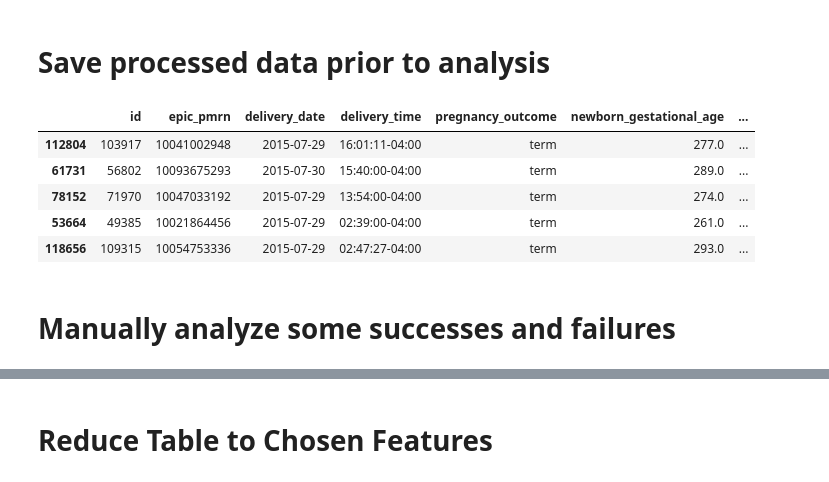
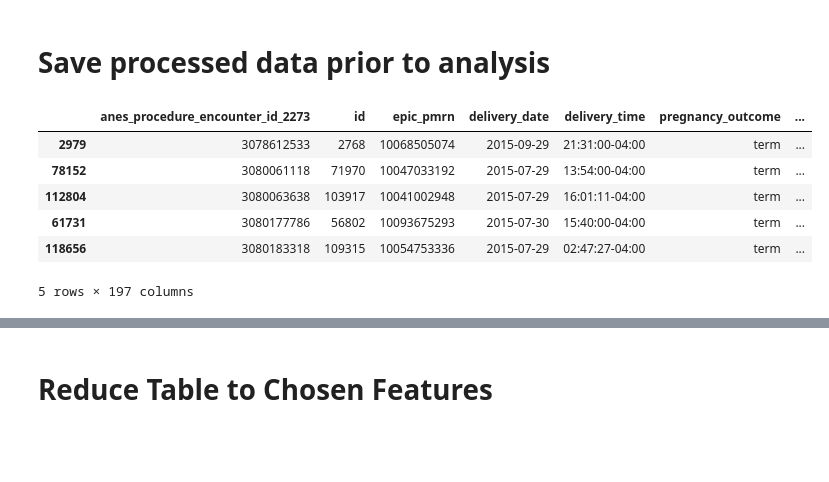
Before and after one commit to dfberenson/Epidural-Analysis, a Jupyter notebook: Merlin Epidural Data Processing.ipynb, the cells around one changed output, grey strips where cells are left out. Drawn from its saved outputs; the diff is of its cells as text; code cells hidden in the pictures; blank space fills up the shorter version.

Commit message:
Incorporate raw data to eliminate duplicates

```diff
--- a/Merlin Epidural Data Processing.ipynb
+++ b/Merlin Epidural Data Processing.ipynb
@@ -825,19 +804,18 @@ import datetime
 import matplotlib.pyplot as plt
 # %%
 # Load the pickled DataFrame
-complete_data = pd.read_pickle("C:\\Users\\dfber\\OneDrive - Mass General Brigham\\Epidural project\\processed_merlin_data.pkl")
-# complete_data = pd.read_pickle("C:\\Users\\User\\OneDrive - Mass General Brigham\\Epidural project\\processed_merlin_data.pkl")
+# complete_data = pd.read_pickle("C:\\Users\\dfber\\OneDrive - Mass General Brigham\\Epidural project\\Data\\processed_merlin_data.pkl")
+complete_data = pd.read_pickle("C:\\Users\\User\\OneDrive - Mass General Brigham\\Epidural project\\Data\\processed_merlin_data.pkl")
 
 # Now you can work with the DataFrame
 complete_data.head()
 # %% [output]
-|  | id | epic_pmrn | delivery_date | delivery_time | pregnancy_outcome | newborn_gestational_age | ... |
-| 112804 | 103917 | 10041002948 | 2015-07-29 | 16:01:11-04:00 | term | 277.0 | ... |
-| 61731 | 56802 | 10093675293 | 2015-07-30 | 15:40:00-04:00 | term | 289.0 | ... |
-| 78152 | 71970 | 10047033192 | 2015-07-29 | 13:54:00-04:00 | term | 274.0 | ... |
-| 53664 | 49385 | 10021864456 | 2015-07-29 | 02:39:00-04:00 | term | 261.0 | ... |
-| 118656 | 109315 | 10054753336 | 2015-07-29 | 02:47:27-04:00 | term | 293.0 | ... |
+|  | anes_procedure_encounter_id_2273 | id | epic_pmrn | delivery_date | delivery_time | pregnancy_outcome | ... |
+| 2979 | 3078612533 | 2768 | 10068505074 | 2015-09-29 | 21:31:00-04:00 | term | ... |
+| 78152 | 3080061118 | 71970 | 10047033192 | 2015-07-29 | 13:54:00-04:00 | term | ... |
+| 112804 | 3080063638 | 103917 | 10041002948 | 2015-07-29 | 16:01:11-04:00 | term | ... |
+| 61731 | 3080177786 | 56802 | 10093675293 | 2015-07-30 | 15:40:00-04:00 | term | ... |
+| 118656 | 3080183318 | 109315 | 10054753336 | 2015-07-29 | 02:47:27-04:00 | term | ... |
+5 rows × 197 columns
 # %%
 df = complete_data.copy()
-# %% [markdown]
-# Manually analyze some successes and failures
```
Also changed, not shown: parts of 57 cells of this notebook, 3 other files.
